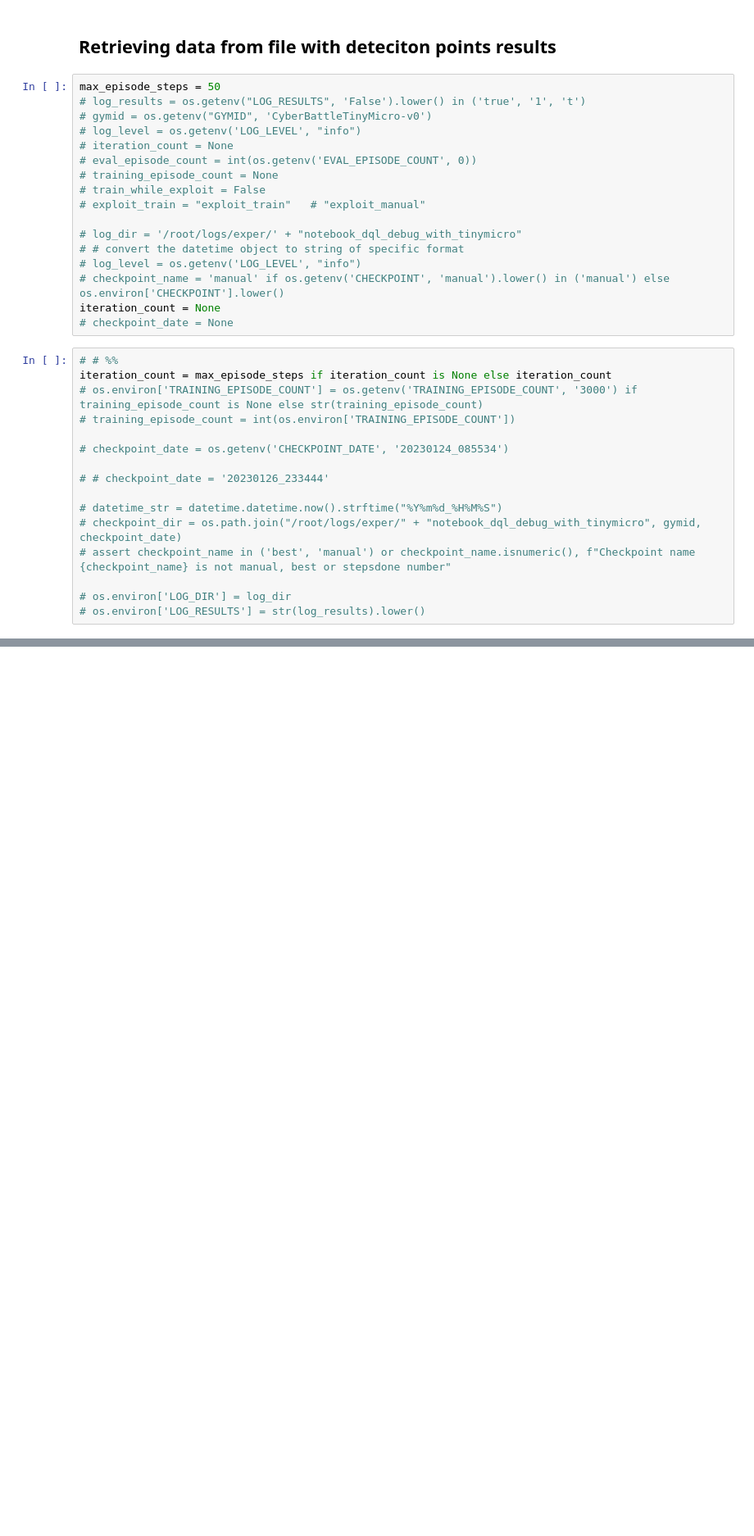
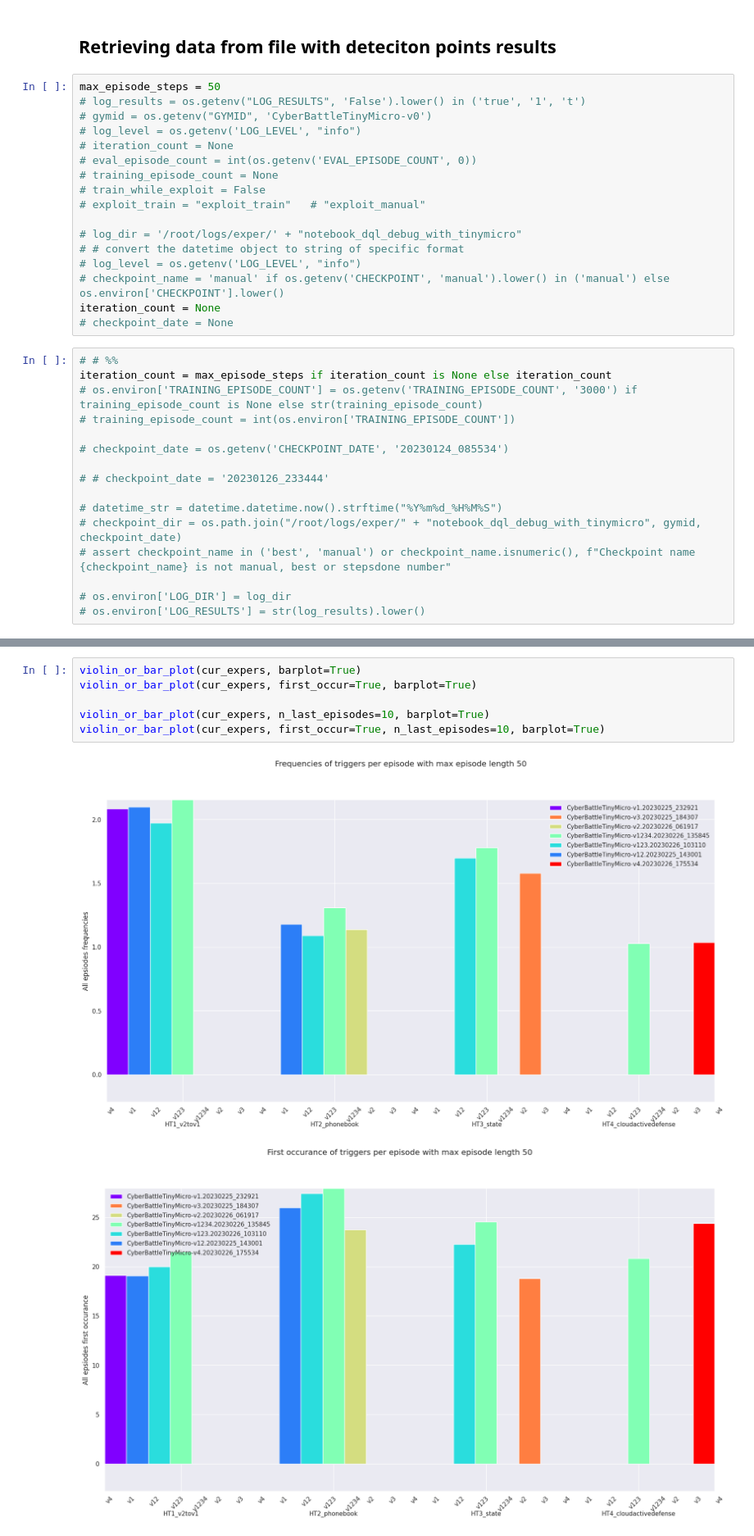
Before and after one commit to kvas7andy/CyberBattleSim_Web, a Jupyter notebook: notebooks/deception_evaluation.ipynb, the cells around one changed output, grey strips where cells are left out. Shown at 82% size. Saved outputs shown, nothing was run; the diff lists cells and outputs as text; blank space fills up the shorter version.

```diff
--- a/notebooks/deception_evaluation.ipynb
+++ b/notebooks/deception_evaluation.ipynb
@@ -79,0 +210,9 @@ iteration_count = max_episode_steps if iteration_count is None else iteration_co
+# %%
+violin_or_bar_plot(cur_expers, barplot=True)
+violin_or_bar_plot(cur_expers, first_occur=True, barplot=True)
+
+violin_or_bar_plot(cur_expers, n_last_episodes=10, barplot=True)
+violin_or_bar_plot(cur_expers, first_occur=True, n_last_episodes=10, barplot=True)
+# %% [output]
+[figure, added]
+[figure, added]
```
Also changed, not shown: parts of 14 cells of this notebook, 7 other files.
